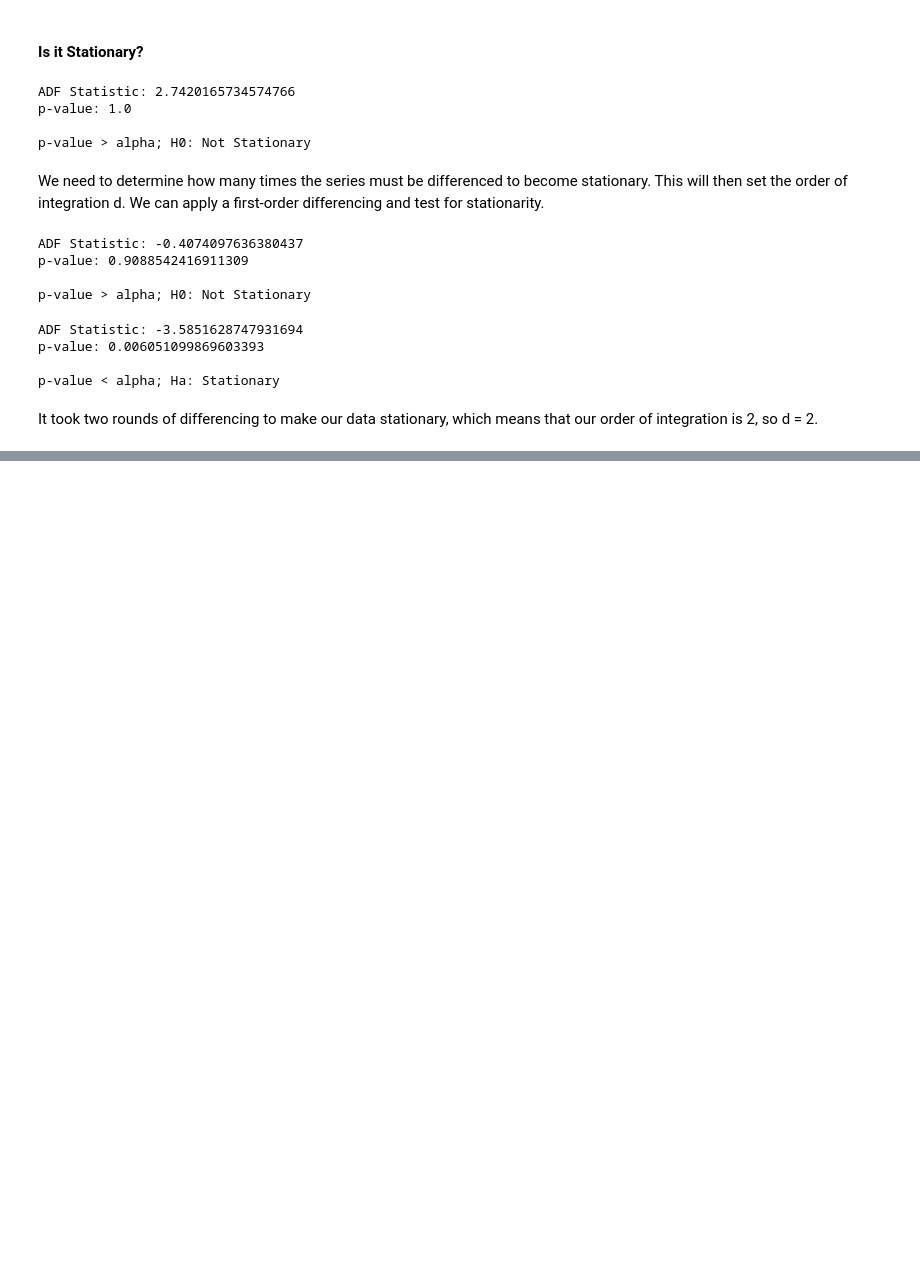
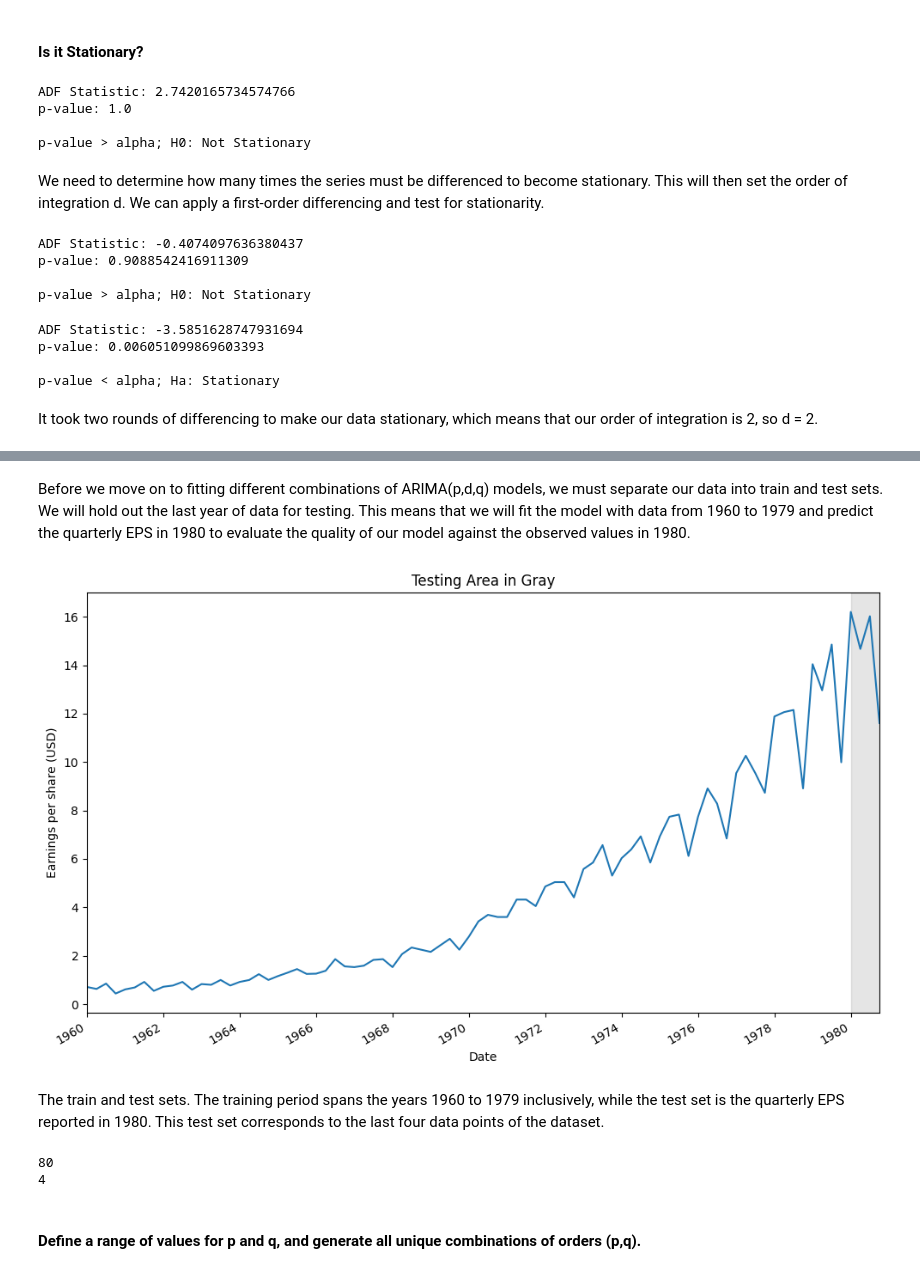
Before and after one commit to LeonardoSMSoares/Economics-Finance, a Jupyter notebook: Time Series Forecasting in Python/TSF 10 - Forecasting Non-Stationary TS.ipynb, the cells around one changed output, grey strips where cells are left out. Saved outputs shown, nothing was run; the diff lists cells and outputs as text; code cells hidden in the pictures; blank space fills up the shorter version.

```diff
--- a/Time Series Forecasting in Python/TSF 10 - Forecasting Non-Stationary TS.ipynb
+++ b/Time Series Forecasting in Python/TSF 10 - Forecasting Non-Stationary TS.ipynb
@@ -125,0 +141,37 @@ so d = 2.
+# %% [markdown]
+Before we move on to fitting different combinations of ARIMA(p,d,q) models, we
+must separate our data into train and test sets. We will hold out the last year of data for
+testing. This means that we will fit the model with data from 1960 to 1979 and predict
+the quarterly EPS in 1980 to evaluate the quality of our model against the observed
+values in 1980.
+# %%
+fig, ax = plt.subplots(figsize=(10, 6))
+
+ax.plot(df.date, df.data)
+ax.set_xlabel('Date')
+ax.set_ylabel('Earnings per share (USD)')
+ax.set_title("Testing Area in Gray")
+ax.axvspan(80, 83, color='#808080', alpha=0.2)
+ax.set_xlim(0, 83)
+
+plt.xticks(np.arange(0, 81, 8), [1960, 1962, 1964, 1966, 1968, 1970, 1972, 1974, 1976, 1978, 1980])
+
+fig.autofmt_xdate()
+plt.tight_layout()
+# %% [output]
+[figure, added]
+# %% [markdown]
+The train and test sets. The training period spans the years 1960 to 1979
+inclusively, while the test set is the quarterly EPS reported in 1980. This test set
+corresponds to the last four data points of the dataset.
+# %%
+train = df['data'][:-4]          # All points less the last 4 timesteps
+test_series = df['data'][-4:]    # The last 4 timesteps
+
+print(len(train))
+print(len(test_series))
+# %% [output]
+80
+4
+# %% [markdown]
+#### Define a range of values for p and q, and generate all unique combinations of orders (p,q).
```
Also changed, not shown: parts of 19 cells of this notebook.
